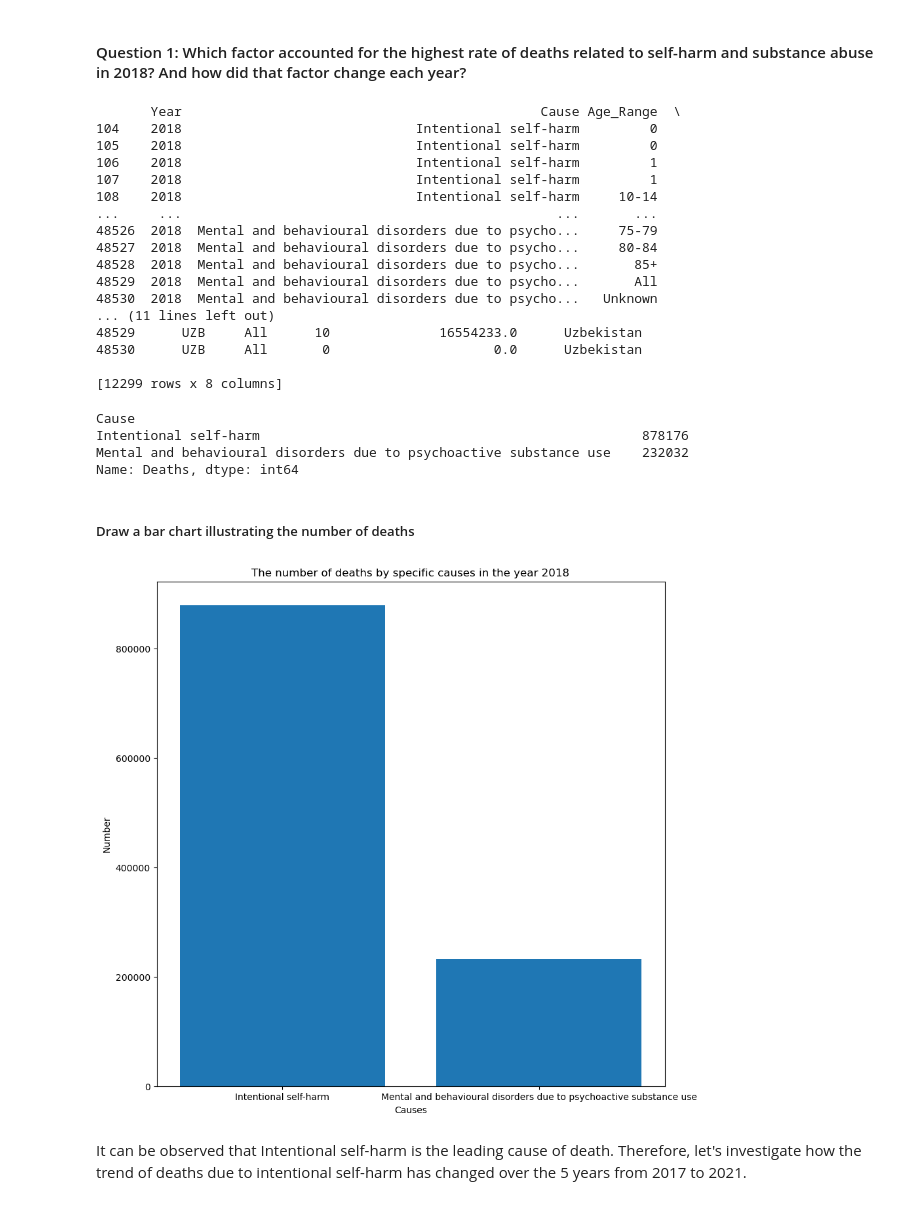
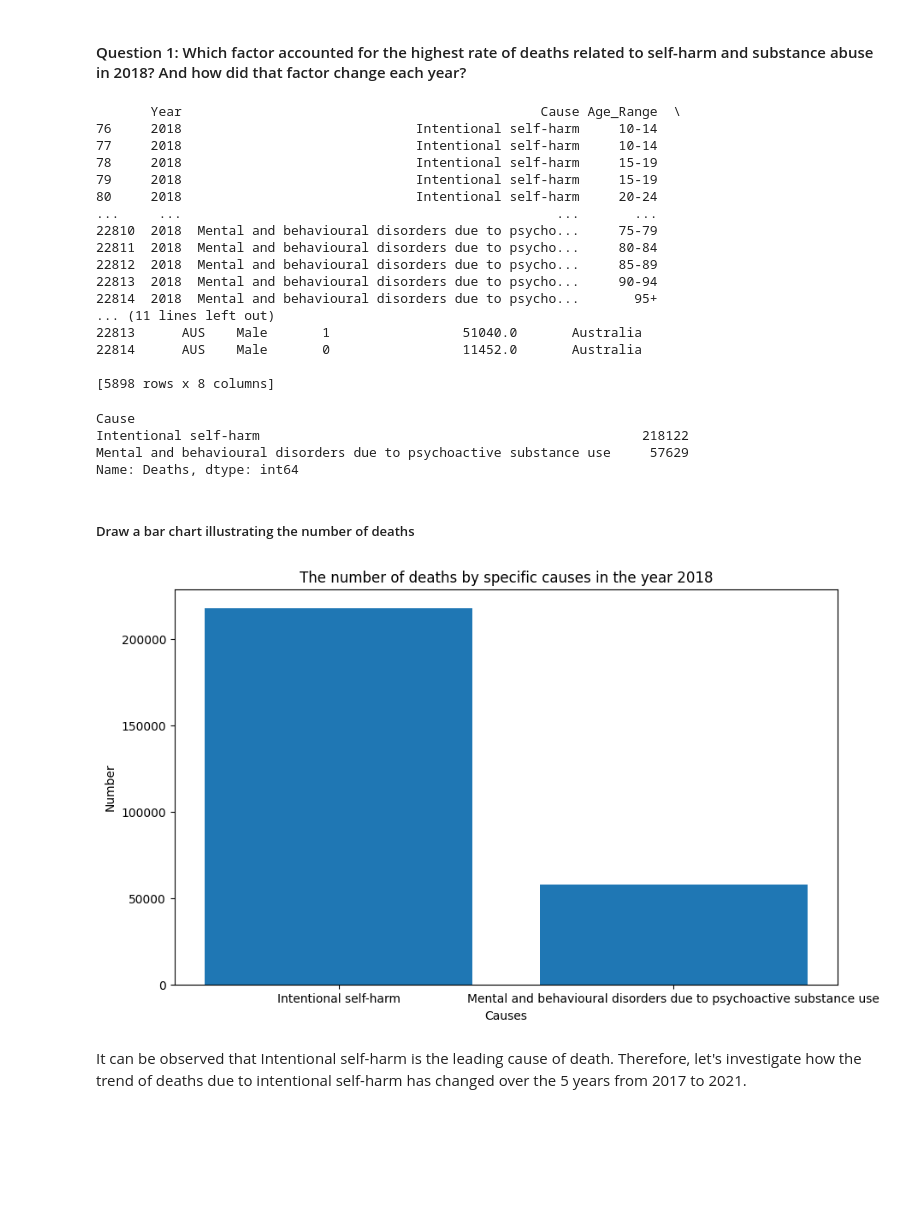
Before and after one commit to VyFoxy/Self_Harm_and_Substance_Abuse_Deaths_Worldwide_2023_P4DS, a Jupyter notebook: Final_Project.ipynb, the cells around one changed output. Saved outputs shown, nothing was run; the diff lists cells and outputs as text; code cells hidden in the pictures; blank space fills up the shorter version.

```diff
--- a/Final_Project.ipynb
+++ b/Final_Project.ipynb
@@ -37,7 +46,7 @@ After extracting the dataset discovered at the above link, we will have a file n
 
 We will proceed to read the data into a DataFrame named "survey_df."
 # %%
-survey_df = pd.read_csv("data/world_wide_self_harm_and_substance_deaths.csv")
+survey_df = pd.read_csv("world_wide_self_harm_and_substance_deaths.csv")
 survey_df.head()
 # %% [output]
 |  | Year | Cause | Age_Range | ISO_Code | Sex | Deaths | Age_and_Sex_Population | Country |
@@ -100,0 +120,7 @@ dtype: object
+# %%
+delete_age = ['0', '1', '2', '3', '4', 'All', 'Unknown', '85+', '15-24', '25-34',
+              '35-44', '45-54','5-14', '55-64', '65-74', '75+']
+
+survey_df = survey_df[~survey_df['Age_Range'].isin(delete_age)].reset_index(drop = True)
+
+survey_df
@@ -100,0 +147,3 @@ dtype: object
+# %%
+survey_df = survey_df[~survey_df['Sex'].isin(['All'])].reset_index(drop = True)
+survey_df
@@ -354,22 +438,22 @@ df = survey_df[mask]
 print (df)
 # %% [output]
        Year                                              Cause Age_Range  \
-104    2018                              Intentional self-harm         0
-105    2018                              Intentional self-harm         0
-106    2018                              Intentional self-harm         1
-107    2018                              Intentional self-harm         1
-108    2018                              Intentional self-harm     10-14
+76     2018                              Intentional self-harm     10-14
+77     2018                              Intentional self-harm     10-14
+78     2018                              Intentional self-harm     15-19
+79     2018                              Intentional self-harm     15-19
+80     2018                              Intentional self-harm     20-24
 ...     ...                                                ...       ...
-48526  2018  Mental and behavioural disorders due to psycho...     75-79
-48527  2018  Mental and behavioural disorders due to psycho...     80-84
-48528  2018  Mental and behavioural disorders due to psycho...       85+
-48529  2018  Mental and behavioural disorders due to psycho...       All
-48530  2018  Mental and behavioural disorders due to psycho...   Unknown
+22810  2018  Mental and behavioural disorders due to psycho...     75-79
+22811  2018  Mental and behavioural disorders due to psycho...     80-84
+22812  2018  Mental and behavioural disorders due to psycho...     85-89
+22813  2018  Mental and behavioural disorders due to psycho...     90-94
+22814  2018  Mental and behavioural disorders due to psycho...       95+
 ... (11 lines left out)
-48529      UZB     All      10              16554233.0      Uzbekistan
-48530      UZB     All       0                     0.0      Uzbekistan
+22813      AUS    Male       1                 51040.0       Australia
+22814      AUS    Male       0                 11452.0       Australia
 
-[12299 rows x 8 columns]
+[5898 rows x 8 columns]
 # %%
 #Tính tổng ca tử vong trong năm 2018 trên toàn thế giới
 cause_of_deaths_total = []
@@ -383,26 +467,26 @@ label = np.array(pd.Series(survey_df["Cause"].unique()))
 # print(label)
 # %% [output]
 Cause
-Intentional self-harm                                                 878176
-Mental and behavioural disorders due to psychoactive substance use    232032
+Intentional self-harm                                                 218122
+Mental and behavioural disorders due to psychoactive substance use     57629
 Name: Deaths, dtype: int64
 # %% [markdown]
 ##### Draw a bar chart illustrating the number of deaths
 # %%
-plt.figure(figsize = (10,10))
+plt.figure(figsize=(10, 6))
 
 #Vẽ biểu đồ
 plt.bar(label, cause_of_deaths_total)
 
 #customize chart
 plt.title('The number of deaths by specific causes in the year 2018')
 plt.xlabel('Causes')
 plt.ylabel('Number')
 # plt.xticks(rotation = 90)
 
 plt.show()
 # %% [output]
-[figure, old version]
+[figure, new version]
 # %% [markdown]
 It can be observed that Intentional self-harm is the leading cause of death. Therefore, let's investigate how the trend of deaths due to intentional self-harm has changed over the 5 years from 2017 to 2021.
 # %% [markdown]
```
Also changed, not shown: parts of 46 cells of this notebook.
